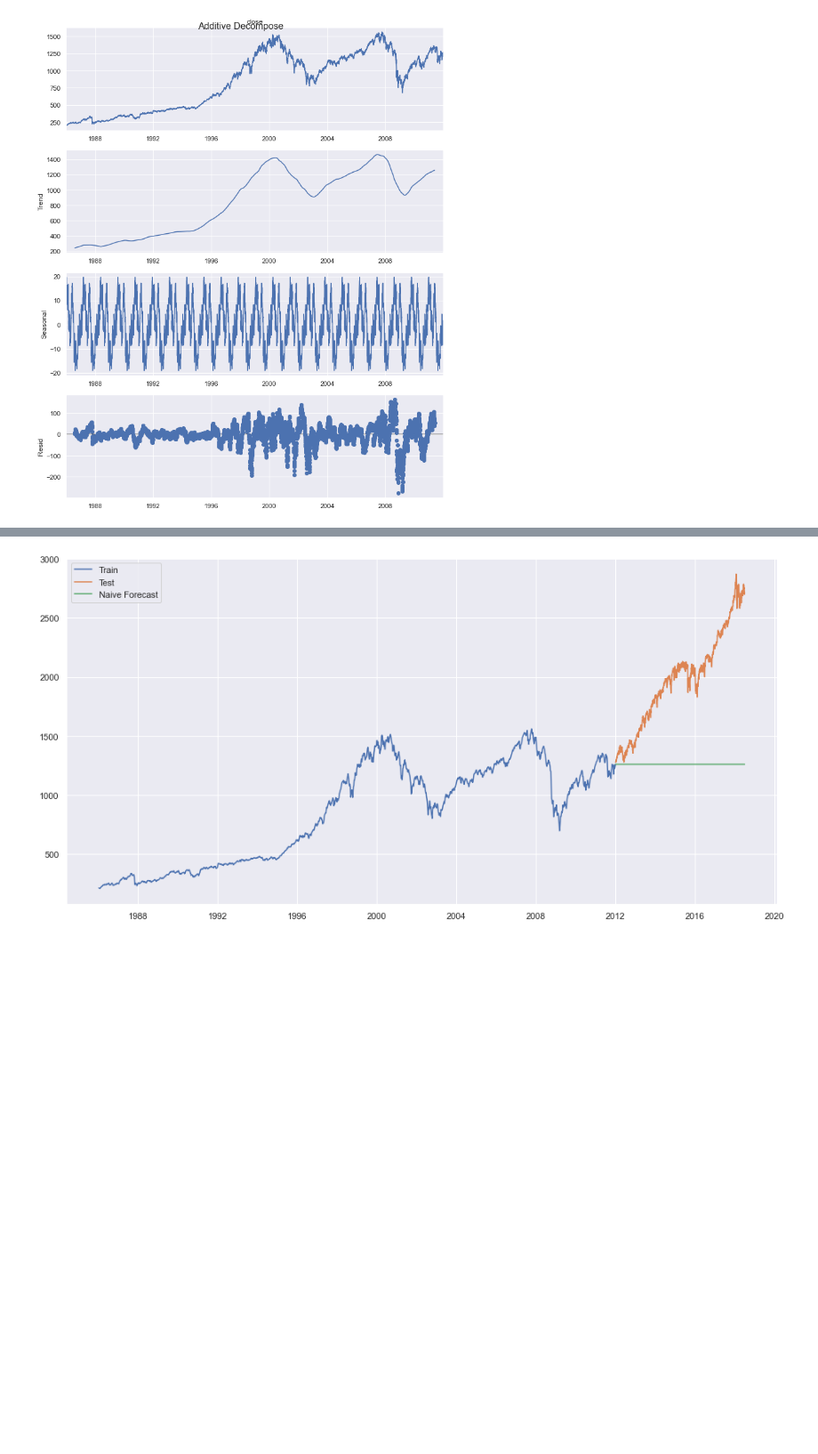
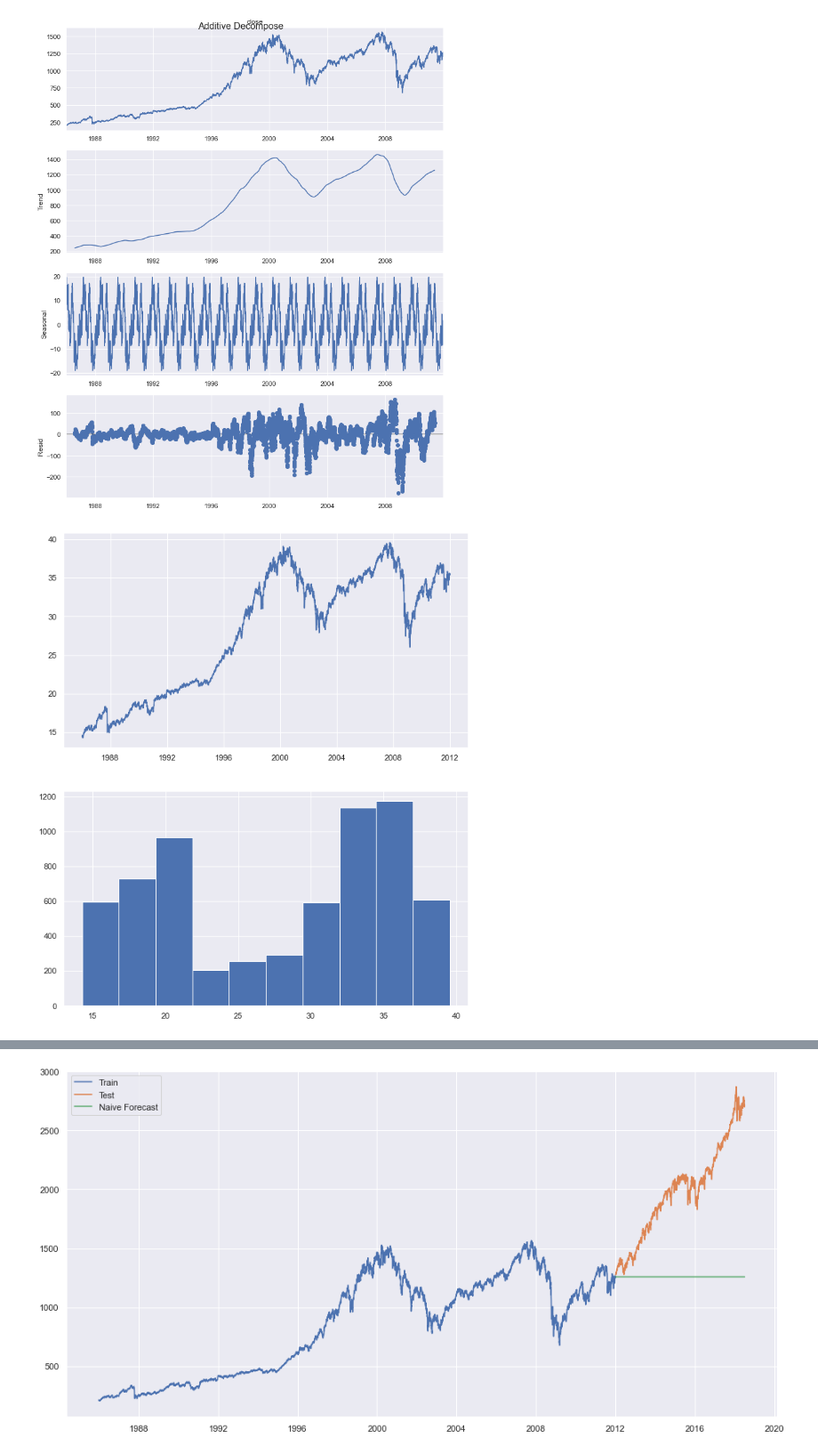
Before and after one commit to marcosvilela/modelagem-analitica-20.3, a Jupyter notebook: source/Daniel/Daniel_AnaliseExploratoria.ipynb, the cells around one changed output, grey strips where cells are left out. Shown at 89% size. Saved outputs shown, nothing was run; the diff lists cells and outputs as text; code cells hidden in the pictures; blank space fills up the shorter version.

```diff
--- a/source/Daniel/Daniel_AnaliseExploratoria.ipynb
+++ b/source/Daniel/Daniel_AnaliseExploratoria.ipynb
@@ -205,3 +200,19 @@ plt.show()
 # %% [output]
 [figure]
 [figure]
+# %%
+df_train_boxcox_sqr = df
+df_train_boxcox_sqr = df_train_boxcox_sqr.drop(columns=['day', 'day of week', 'month', 'year'])
+df_train_boxcox_sqr = df_train_boxcox_sqr.set_index('date')
+df_train_boxcox_sqr.columns = ['close']
+df_train_boxcox_sqr['close'] = np.sqrt(df_train_boxcox_sqr['close'])
+plt.figure(1)
+# line plot
+plt.subplot(211)
+plt.plot(df_train_boxcox_sqr['close'])
+# histogram
+plt.subplot(212)
+plt.hist(df_train_boxcox_sqr['close'])
+plt.show()
+# %% [output]
+[figure, added]
```
Also changed, not shown: parts of 23 cells of this notebook.
